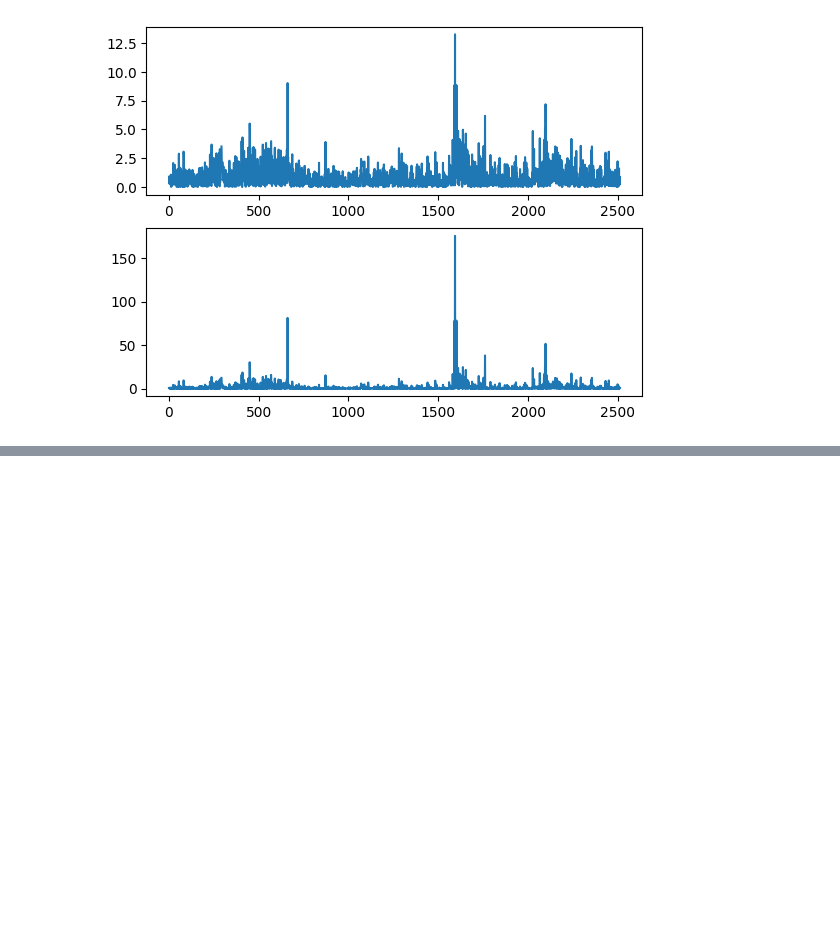
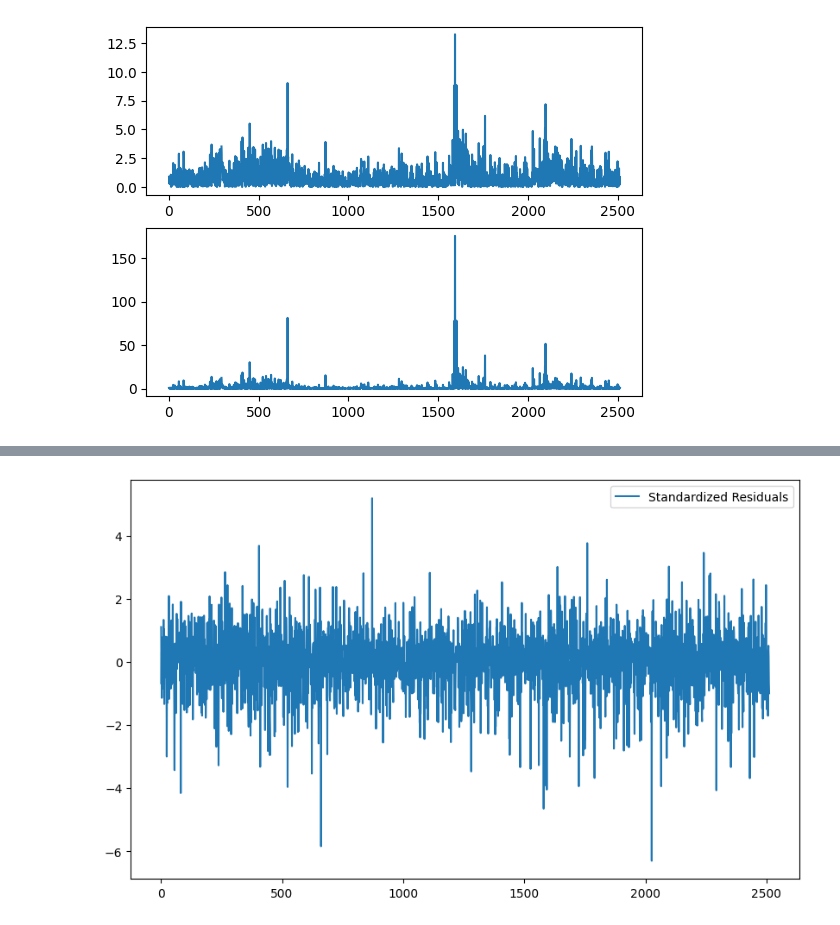
Before and after one commit to iliasra/QuantitativeRiskManagement, a Jupyter notebook: coursework1.ipynb, the cells around one changed output, grey strips where cells are left out. Saved outputs shown, nothing was run; the diff lists cells and outputs as text; code cells hidden in the pictures; blank space fills up the shorter version.

```diff
--- a/coursework1.ipynb
+++ b/coursework1.ipynb
@@ -76,0 +107,9 @@ from arch import arch_model
+# %%
+# Print the standardized residuals
+standardized_residuals = garch11_fit.std_resid
+plt.figure(figsize=(10,6))
+plt.plot(standardized_residuals, label='Standardized Residuals')
+plt.legend()
+plt.show()
+# %% [output]
+[figure, added]
```
Also changed, not shown: parts of 5 cells of this notebook.
